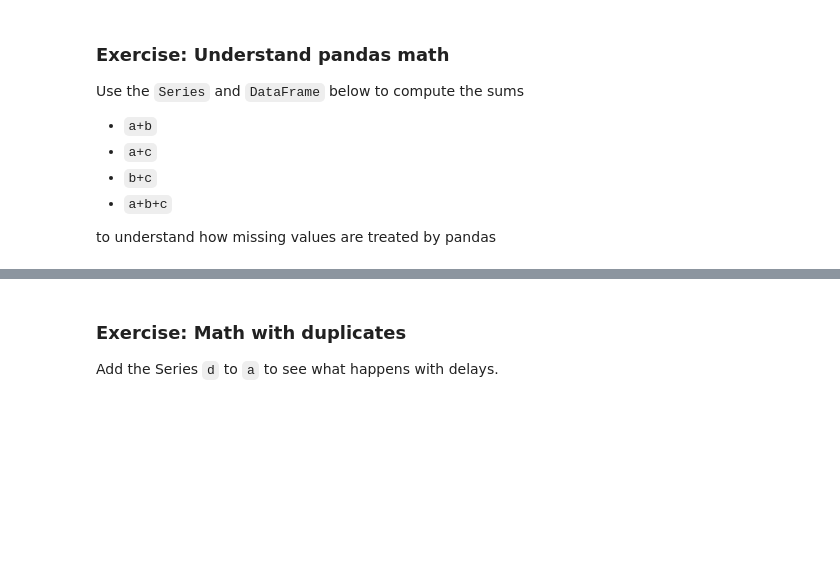
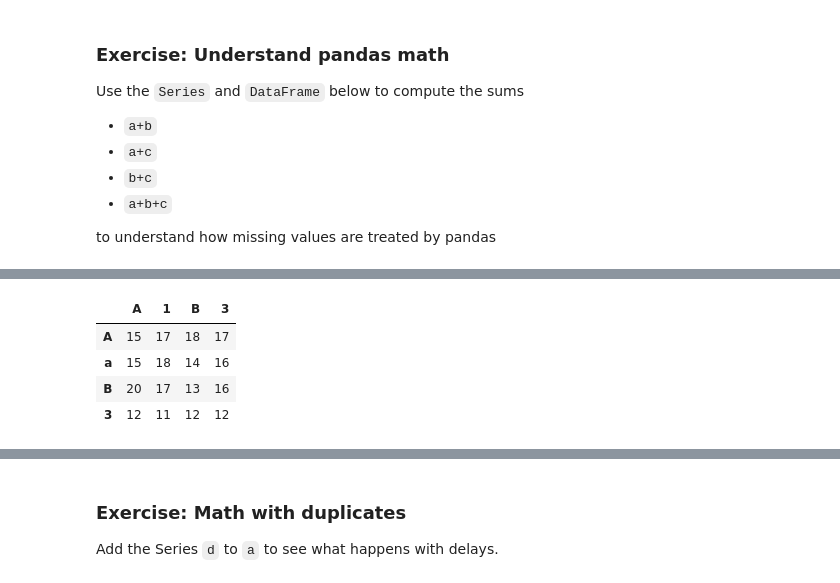
Before and after one commit to GeorgeHockey/python-introduction, a Jupyter notebook: course/introduction/lesson-8.ipynb, the cells around one changed output, grey strips where cells are left out. Saved outputs shown, nothing was run; the diff lists cells and outputs as text; code cells hidden in the pictures; blank space fills up the shorter version.

```diff
--- a/course/introduction/lesson-8.ipynb
+++ b/course/introduction/lesson-8.ipynb
@@ -316,0 +359,8 @@ c = pd.DataFrame(values, columns=columns, index=idx)
+# %%
+b + c
+# %% [output]
+|  | A | 1 | B | 3 |
+| A | 15 | 17 | 18 | 17 |
+| a | 15 | 18 | 14 | 16 |
+| B | 20 | 17 | 13 | 16 |
+| 3 | 12 | 11 | 12 | 12 |
```
Also changed, not shown: parts of 23 cells of this notebook, 13 other files.
